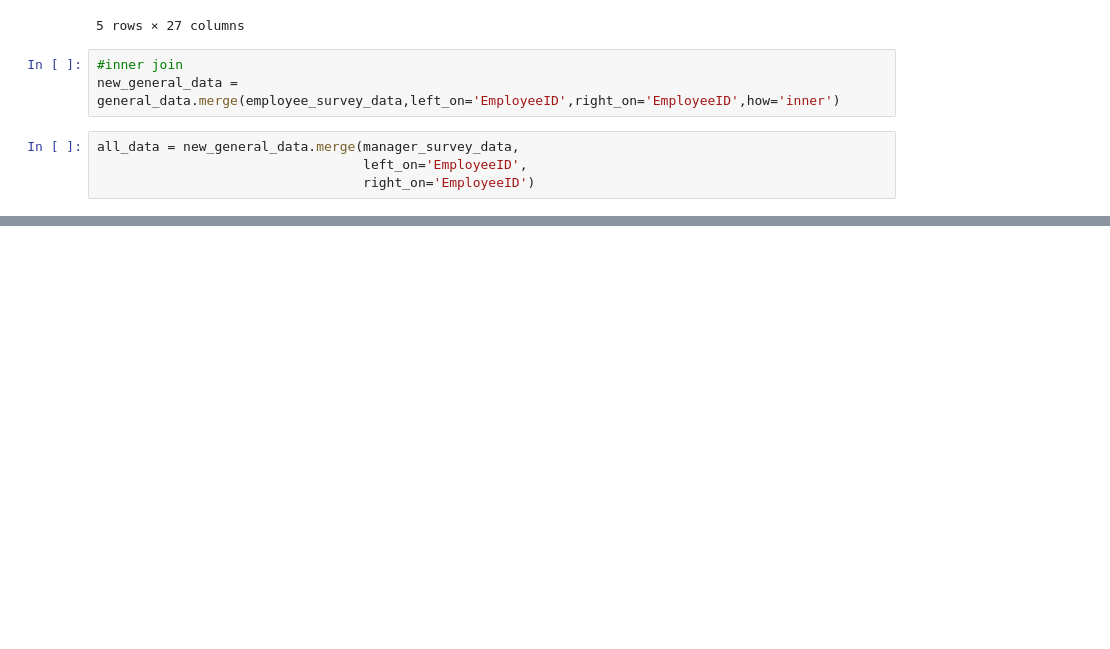
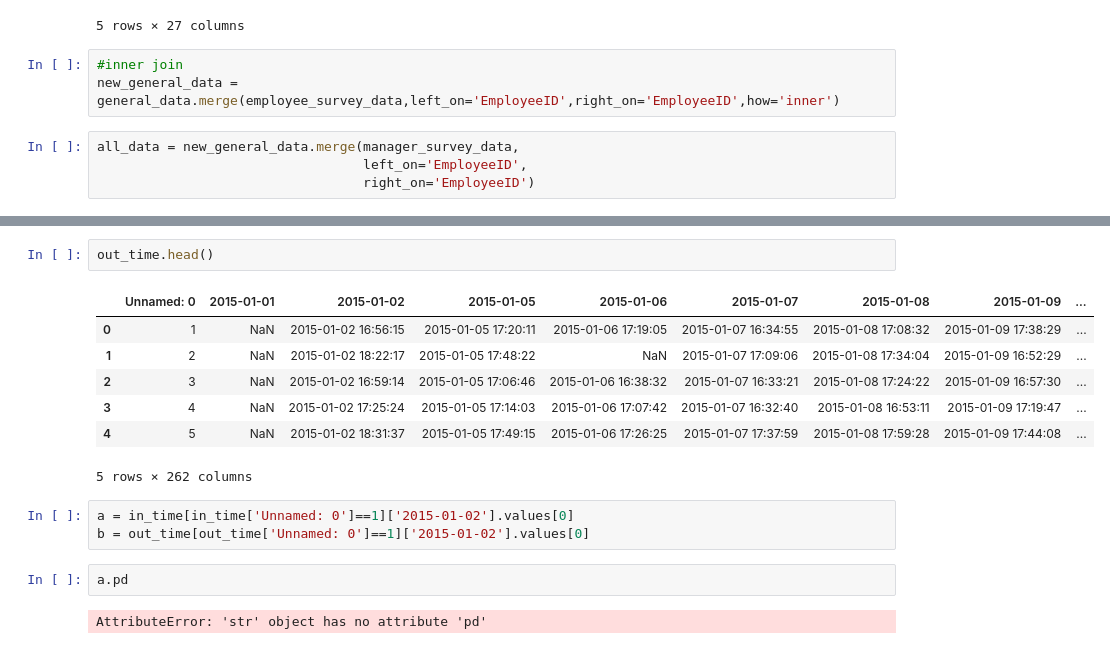
Before and after one commit to masete/Hr-Data-Analytics, a Jupyter notebook: clean-hr.ipynb, the cells around one changed output, grey strips where cells are left out. Saved outputs shown, nothing was run; the diff lists cells and outputs as text; blank space fills up the shorter version.

```diff
--- a/clean-hr.ipynb
+++ b/clean-hr.ipynb
@@ -50,0 +62,17 @@ all_data = new_general_data.merge(manager_survey_data,
+# %%
+out_time.head()
+# %% [output]
+|  | Unnamed: 0 | 2015-01-01 | 2015-01-02 | 2015-01-05 | 2015-01-06 | 2015-01-07 | 2015-01-08 | 2015-01-09 | ... |
+| 0 | 1 | NaN | 2015-01-02 16:56:15 | 2015-01-05 17:20:11 | 2015-01-06 17:19:05 | 2015-01-07 16:34:55 | 2015-01-08 17:08:32 | 2015-01-09 17:38:29 | ... |
+| 1 | 2 | NaN | 2015-01-02 18:22:17 | 2015-01-05 17:48:22 | NaN | 2015-01-07 17:09:06 | 2015-01-08 17:34:04 | 2015-01-09 16:52:29 | ... |
+| 2 | 3 | NaN | 2015-01-02 16:59:14 | 2015-01-05 17:06:46 | 2015-01-06 16:38:32 | 2015-01-07 16:33:21 | 2015-01-08 17:24:22 | 2015-01-09 16:57:30 | ... |
+| 3 | 4 | NaN | 2015-01-02 17:25:24 | 2015-01-05 17:14:03 | 2015-01-06 17:07:42 | 2015-01-07 16:32:40 | 2015-01-08 16:53:11 | 2015-01-09 17:19:47 | ... |
+| 4 | 5 | NaN | 2015-01-02 18:31:37 | 2015-01-05 17:49:15 | 2015-01-06 17:26:25 | 2015-01-07 17:37:59 | 2015-01-08 17:59:28 | 2015-01-09 17:44:08 | ... |
+5 rows × 262 columns
+# %%
+a = in_time[in_time['Unnamed: 0']==1]['2015-01-02'].values[0]
+b = out_time[out_time['Unnamed: 0']==1]['2015-01-02'].values[0]
+# %%
+a.pd
+# %% [output]
+AttributeError: 'str' object has no attribute 'pd'
```
Also changed, not shown: parts of 5 cells of this notebook.
